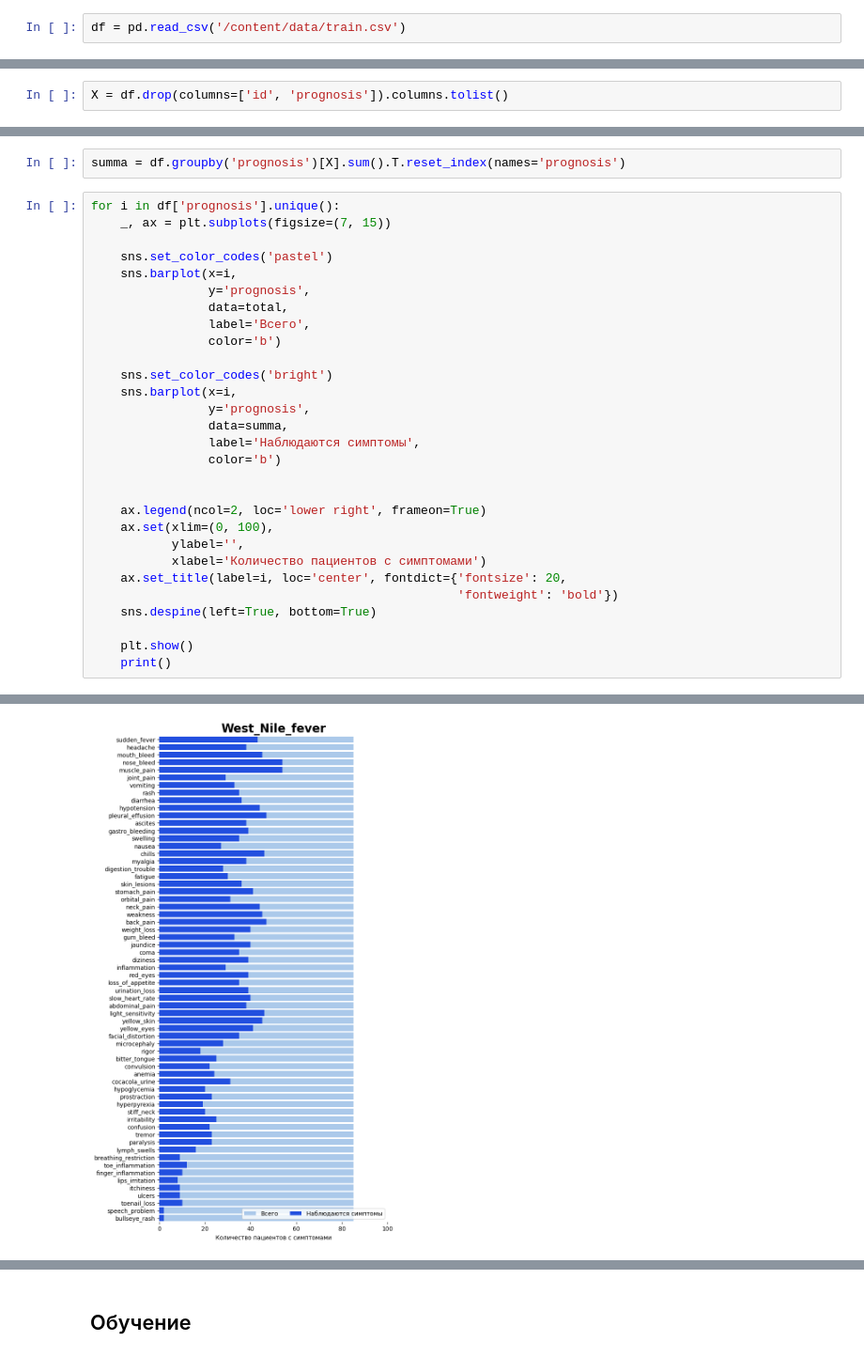
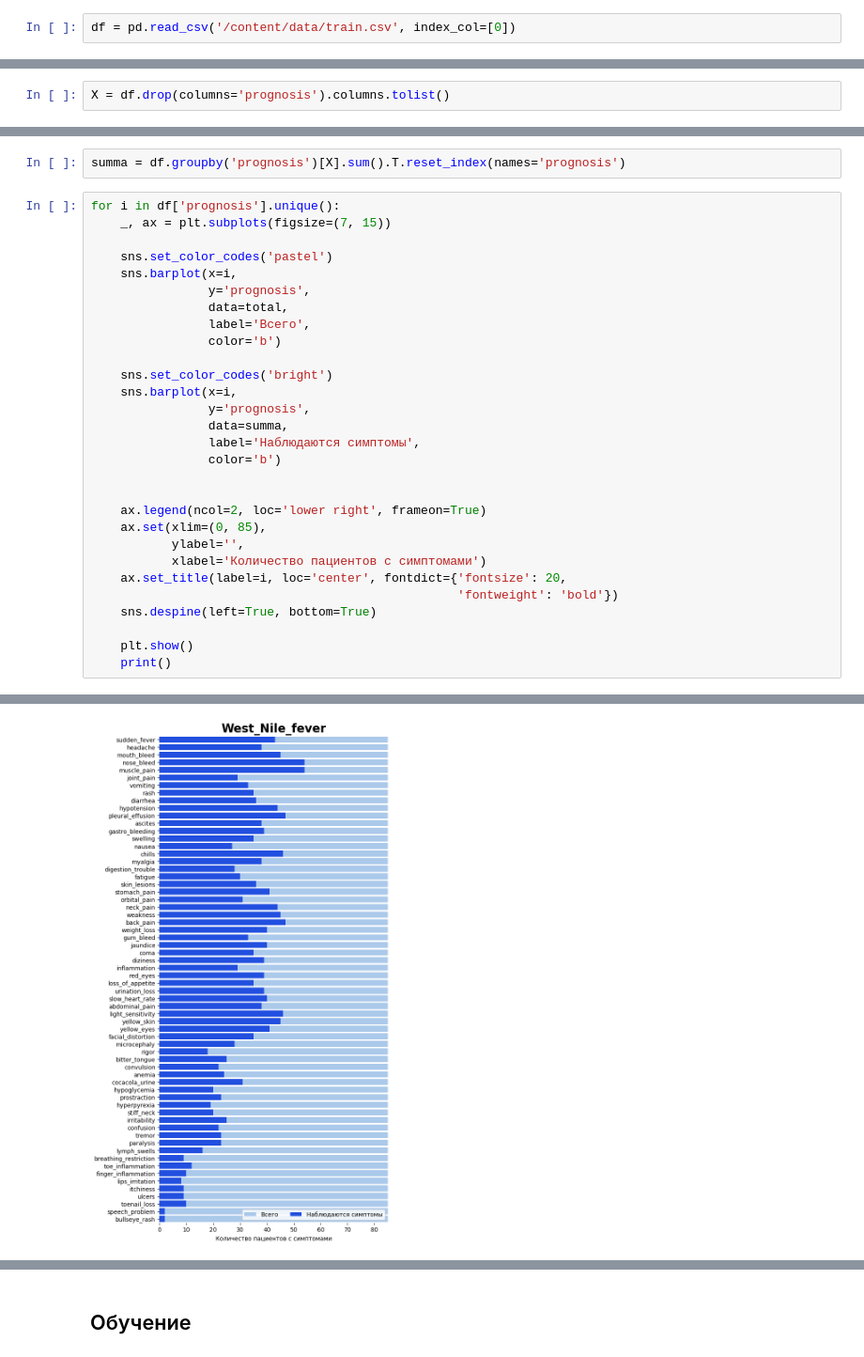
Before and after one commit to aleksandr-del/kaggle-competitions, a Jupyter notebook: season_3_episode_13.ipynb, the cells around one changed output, grey strips where cells are left out. Shown at 94% size. Cells and saved outputs as stored; diff of their text form.

```diff
--- a/season_3_episode_13.ipynb
+++ b/season_3_episode_13.ipynb
@@ -56,7 +57,7 @@ Archive:  playground-series-s3e13.zip
 # %% [markdown]
 Сохраним обучающую выборку в переменной `df` и выведим первые 5 строк датафрейма:
 # %%
-df = pd.read_csv('/content/data/train.csv')
+df = pd.read_csv('/content/data/train.csv', index_col=[0])
 # %%
 df.head()
 # %% [output]
@@ -94,7 +96,7 @@ memory usage: 364.7+ KB
 # %% [markdown]
 В переменной `X` сохраним список признаков:
 # %%
-X = df.drop(columns=['id', 'prognosis']).columns.tolist()
+X = df.drop(columns='prognosis').columns.tolist()
 # %% [markdown]
 Создадим словарь для преобразования строковых меток класса в числовые:
 # %%
@@ -202,7 +204,7 @@ for i in df['prognosis'].unique():
 
 
     ax.legend(ncol=2, loc='lower right', frameon=True)
-    ax.set(xlim=(0, 100),
+    ax.set(xlim=(0, 85),
            ylabel='',
            xlabel='Количество пациентов с симптомами')
     ax.set_title(label=i, loc='center', fontdict={'fontsize': 20,
@@ -219 +221 @@ for i in df['prognosis'].unique():
-[figure, old version]
+[figure, new version]
```
Also changed, not shown: parts of 40 cells of this notebook.
